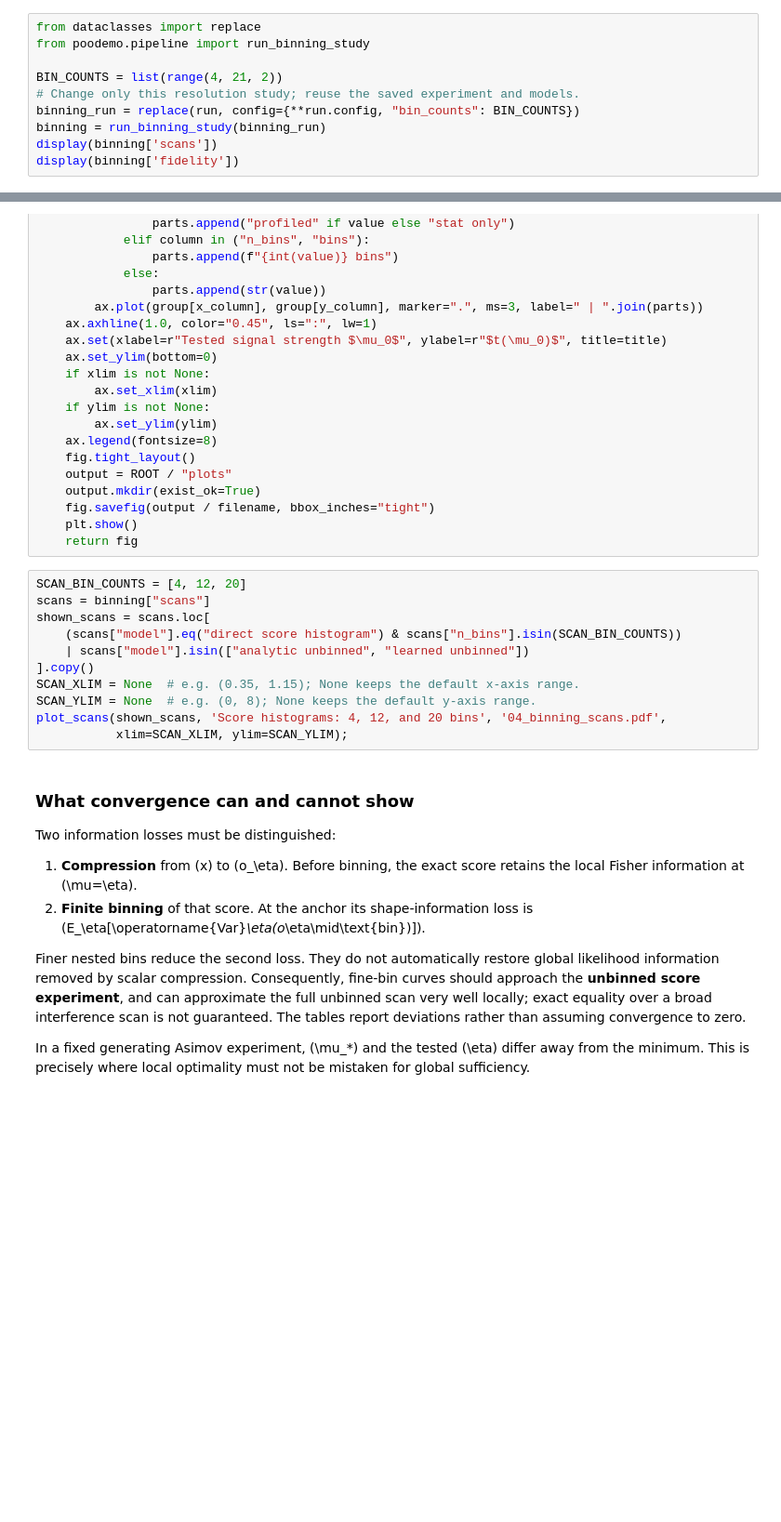
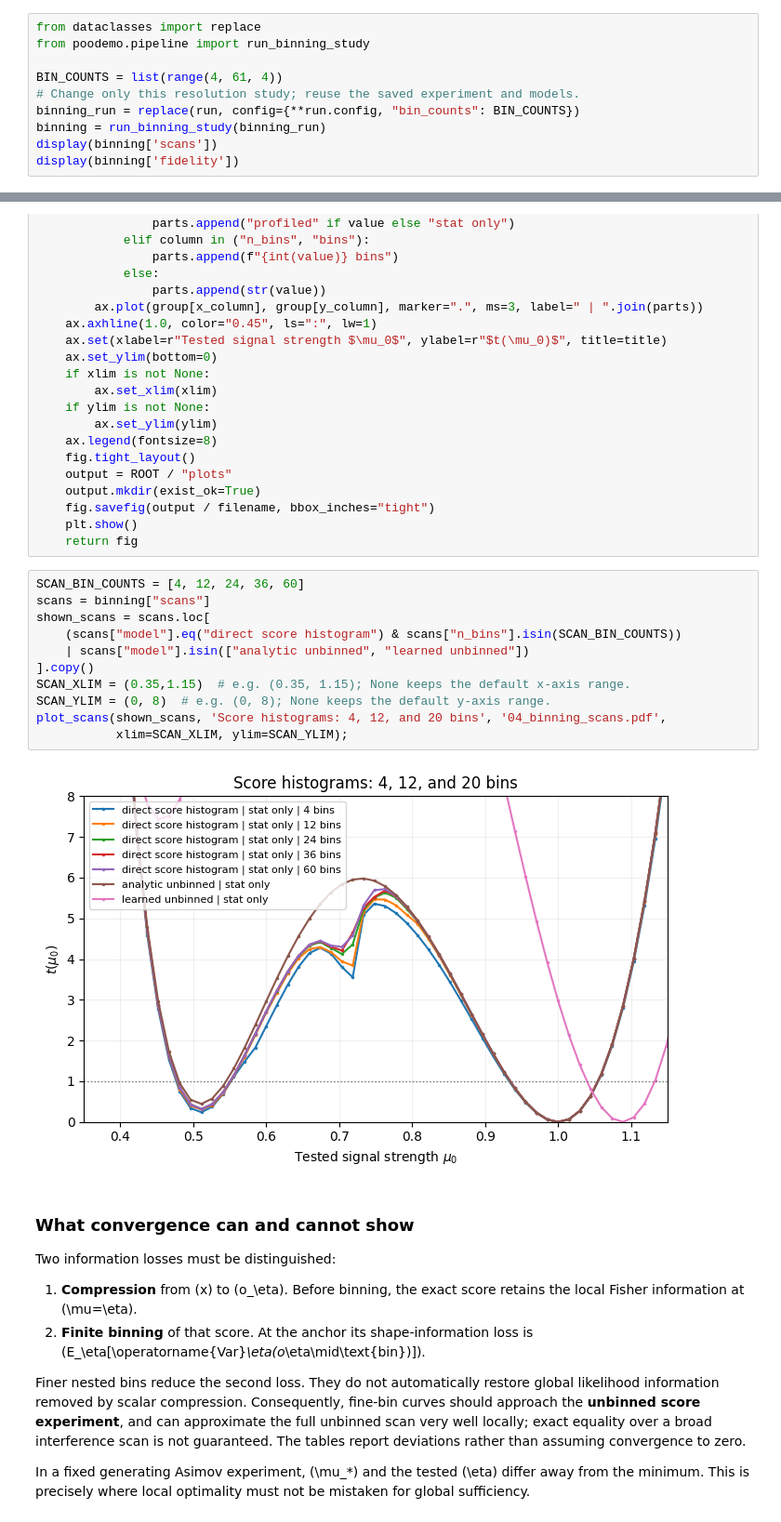
Before and after one commit to rafaellopesdesa/poodemo, a Jupyter notebook: notebooks/04_score_histograms.ipynb, the cells around one changed output, grey strips where cells are left out. Shown at 93% size. Saved outputs shown, nothing was run; the diff lists cells and outputs as text; blank space fills up the shorter version.

```diff
--- a/notebooks/04_score_histograms.ipynb
+++ b/notebooks/04_score_histograms.ipynb
@@ -434,7 +434,7 @@ where the scalar score has its clean local guarantee.
 from dataclasses import replace
 from poodemo.pipeline import run_binning_study
 
-BIN_COUNTS = list(range(4, 21, 2))
+BIN_COUNTS = list(range(4, 61, 4))
 # Change only this resolution study; reuse the saved experiment and models.
 binning_run = replace(run, config={**run.config, "bin_counts": BIN_COUNTS})
 binning = run_binning_study(binning_run)
@@ -484,16 +528,18 @@ def plot_scans(frame, title, filename, group_columns=None, *, xlim=None, ylim=No
     plt.show()
     return fig
 # %%
-SCAN_BIN_COUNTS = [4, 12, 20]
+SCAN_BIN_COUNTS = [4, 12, 24, 36, 60]
 scans = binning["scans"]
 shown_scans = scans.loc[
     (scans["model"].eq("direct score histogram") & scans["n_bins"].isin(SCAN_BIN_COUNTS))
     | scans["model"].isin(["analytic unbinned", "learned unbinned"])
 ].copy()
-SCAN_XLIM = None  # e.g. (0.35, 1.15); None keeps the default x-axis range.
-SCAN_YLIM = None  # e.g. (0, 8); None keeps the default y-axis range.
+SCAN_XLIM = (0.35,1.15)  # e.g. (0.35, 1.15); None keeps the default x-axis range.
+SCAN_YLIM = (0, 8)  # e.g. (0, 8); None keeps the default y-axis range.
 plot_scans(shown_scans, 'Score histograms: 4, 12, and 20 bins', '04_binning_scans.pdf',
            xlim=SCAN_XLIM, ylim=SCAN_YLIM);
+# %% [output]
+[figure, added]
 # %% [markdown]
 ### What convergence can and cannot show
 
```
Also changed, not shown: parts of 2 cells of this notebook.
